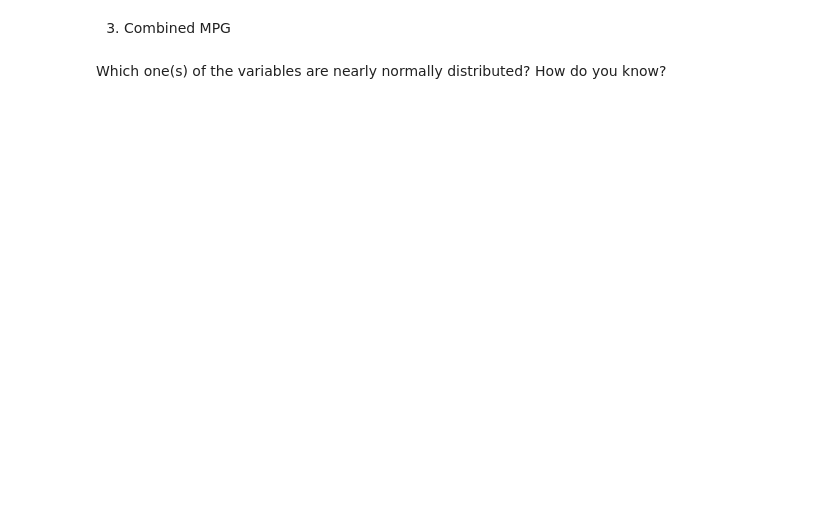
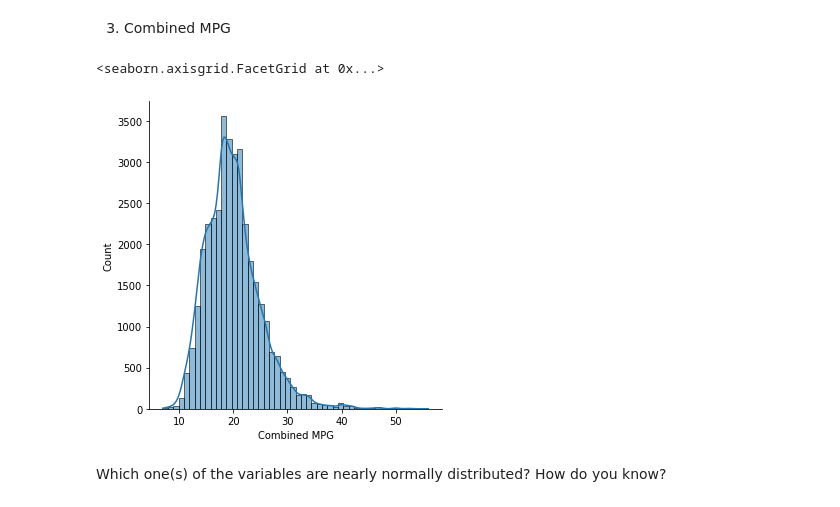
Before and after one commit to ironhack-bcn-data-pt/31-lab-cont-probability-distribution, a Jupyter notebook: your_code/main.ipynb, the cells around one changed output. Drawn from its saved outputs; the diff is of its cells as text; code cells hidden in the pictures; blank space fills up the shorter version.

```diff
--- a/your_code/main.ipynb
+++ b/your_code/main.ipynb
@@ -94,5 +130,10 @@ Then plot the histograms for the following variables:
 # %% [markdown]
 3. Combined MPG
+# %%
+sns.displot(vehicles['Combined MPG'],bins=50,kde=True)
+# %% [output]
+<seaborn.axisgrid.FacetGrid at 0x...>
+[figure, added]
 # %% [markdown]
 Which one(s) of the variables are nearly normally distributed? How do you know?
 # %%
```
Also changed, not shown: parts of 26 cells of this notebook.
